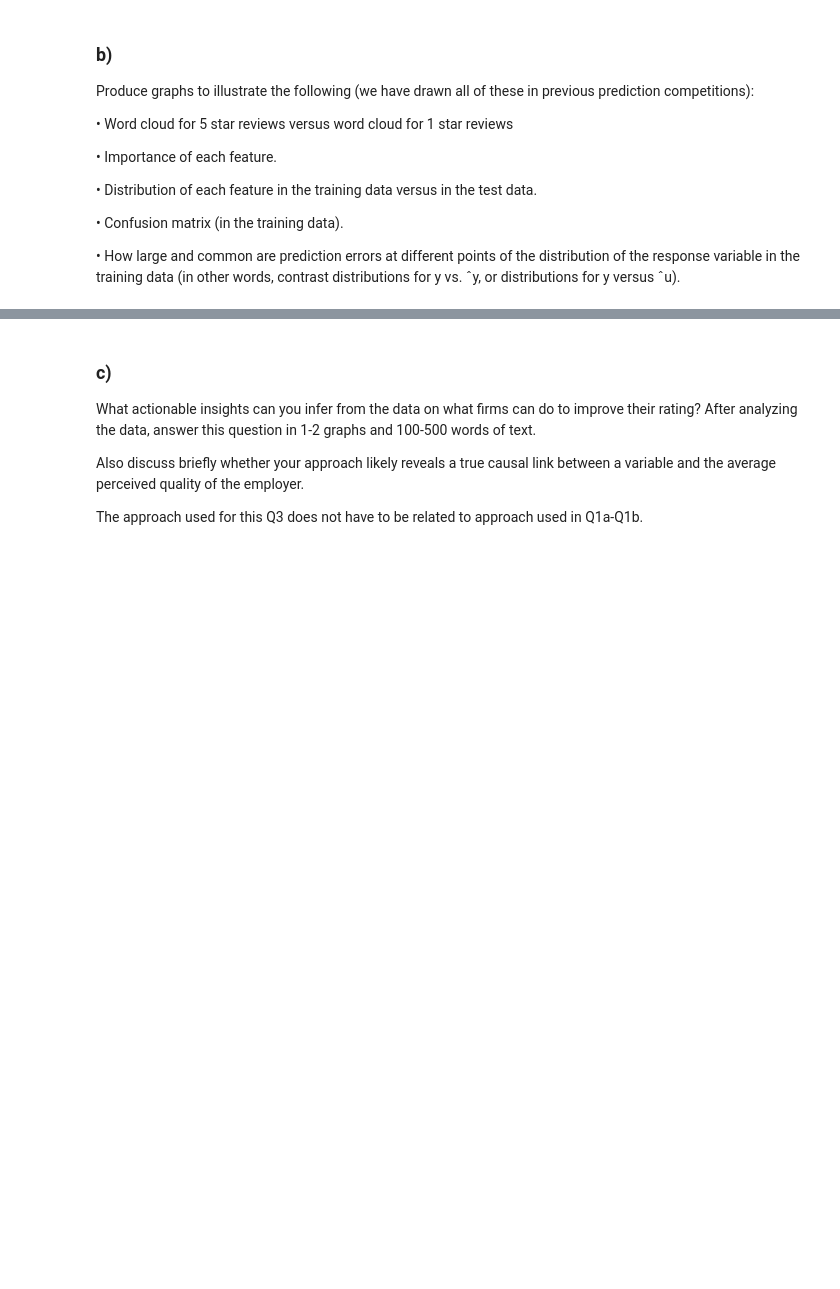
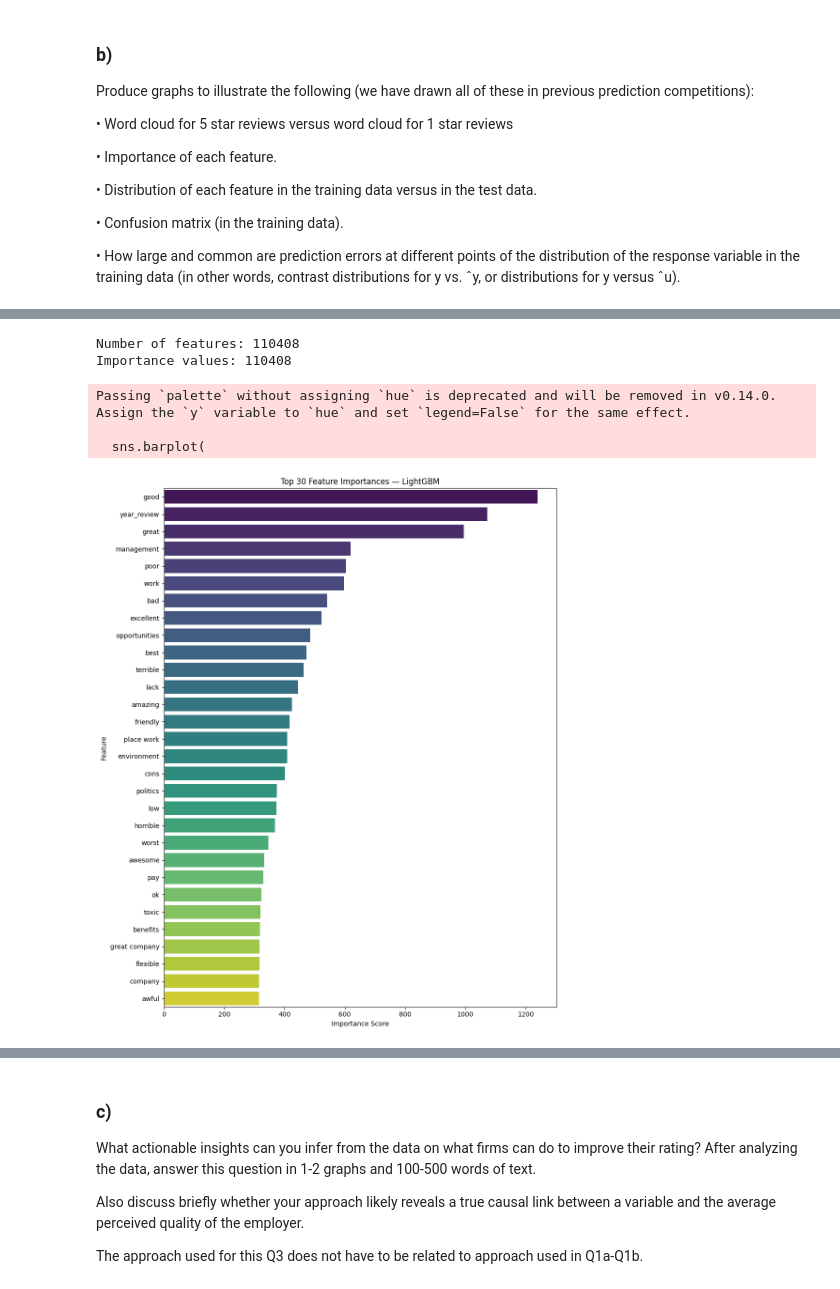
Before and after one commit to eth-tran/ECON424-Final, a Jupyter notebook: ECON424_Final.ipynb, the cells around one changed output, grey strips where cells are left out. Cells and saved outputs as stored; diff of their text form; code cells hidden in the pictures; blank space fills up the shorter version.

```diff
--- a/ECON424_Final.ipynb
+++ b/ECON424_Final.ipynb
@@ -41 +60,6 @@ ds_full.head()
+# %%
+# Train-validation split
+X_train, X_val, y_train, y_val = train_test_split(
+    ds, ds[target], test_size=0.2, random_state=42
+)
 # %%
@@ -90,0 +207,61 @@ Produce graphs to illustrate the following (we have drawn all of these in previo
+# %%
+# Feature importance
+
+# Extract fitted components
+fitted_prep = pipeline.named_steps["prep"]
+fitted_model = pipeline.named_steps["model"]
+
+# ---- 1. Text feature names (TF-IDF) ----
+tfidf_fitted = fitted_prep.named_transformers_["text"]
+tfidf_features = tfidf_fitted.get_feature_names_out()
+
+# ---- 2. OneHotEncoder feature names ----
+ohe_fitted = fitted_prep.named_transformers_["cat"]
+ohe_features = ohe_fitted.get_feature_names_out(cat_cols)
+
+# ---- 3. Numeric features ----
+numeric_features = num_cols
+
+# Combine all feature names in correct order
+all_features = np.concatenate([
+    tfidf_features,
+    ohe_features,
+    numeric_features
+])
+
+# ---- 4. Extract feature importances from LightGBM ----
+importances = fitted_model.feature_importances_
+
+# Safety check (dimension alignment)
+print("Number of features:", len(all_features))
+print("Importance values:", len(importances))
+
+# Create DataFrame
+fi = pd.DataFrame({
+    "feature": all_features,
+    "importance": importances
+})
+
+# Sort and keep top 30 (otherwise text features dominate graph size)
+fi_top = fi.sort_values("importance", ascending=False).head(30)
+
+# ---- 5. Plot Feature Importance ----
+plt.figure(figsize=(10, 12))
+sns.barplot(
+    data=fi_top,
+    x="importance",
+    y="feature",
+    palette="viridis"
+)
+plt.title("Top 30 Feature Importances — LightGBM")
+plt.xlabel("Importance Score")
+plt.ylabel("Feature")
+plt.tight_layout()
+plt.show()
+# %% [output]
+Number of features: 110408
+Importance values: 110408
+Passing `palette` without assigning `hue` is deprecated and will be removed in v0.14.0. Assign the `y` variable to `hue` and set `legend=False` for the same effect.
+
+  sns.barplot(
+[figure, added]
```
Also changed, not shown: parts of 17 cells of this notebook.
